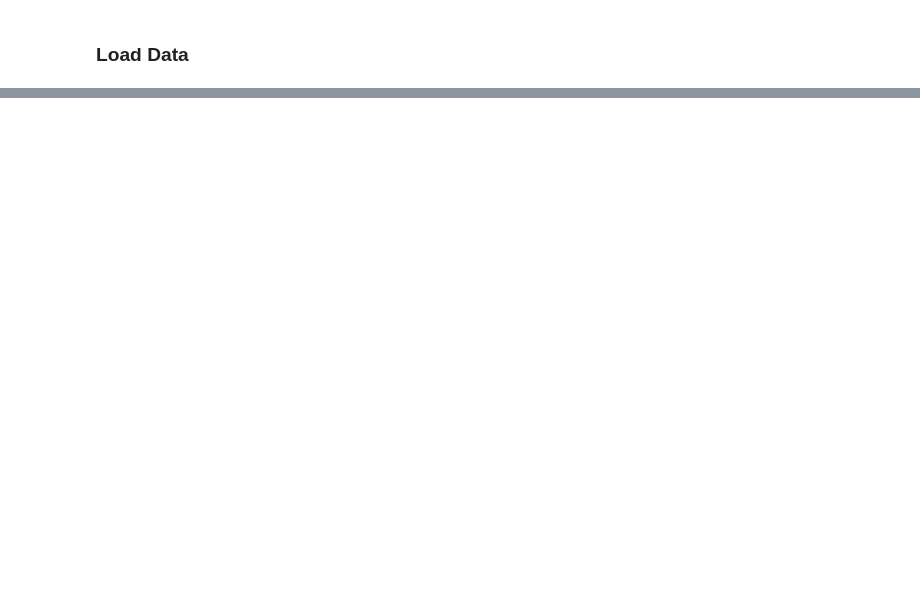
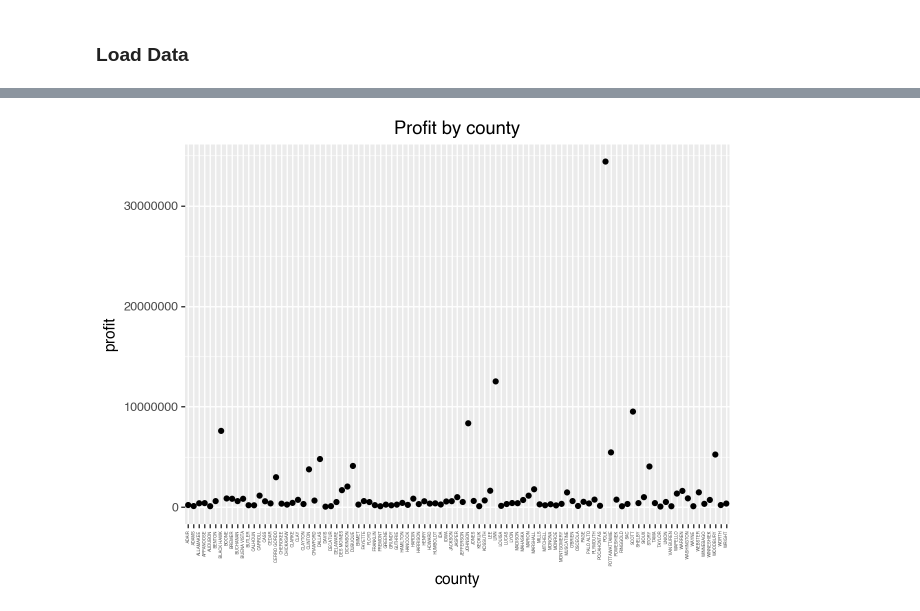
Before and after one commit to advanced-computing/fred-naga-lab2, a Jupyter notebook: iowa_liquor_naga.ipynb, the cells around one changed output, grey strips where cells are left out. Cells and saved outputs as stored; diff of their text form; code cells hidden in the pictures; blank space fills up the shorter version.

```diff
--- a/iowa_liquor_naga.ipynb
+++ b/iowa_liquor_naga.ipynb
@@ -68,0 +149,10 @@ memory usage: 138.4+ MB
+# %%
+plot4 = (
+    p9.ggplot(df_county, p9.aes(x='county', y='profit')) +
+    p9.geom_point() +
+    p9.labs(title='Profit by county') +
+    p9.theme(axis_text_x=p9.element_text(rotation=90, size=3))
+)
+plot4
+# %% [output]
+[figure, added]
```
Also changed, not shown: parts of 31 cells of this notebook, 5 other files.
